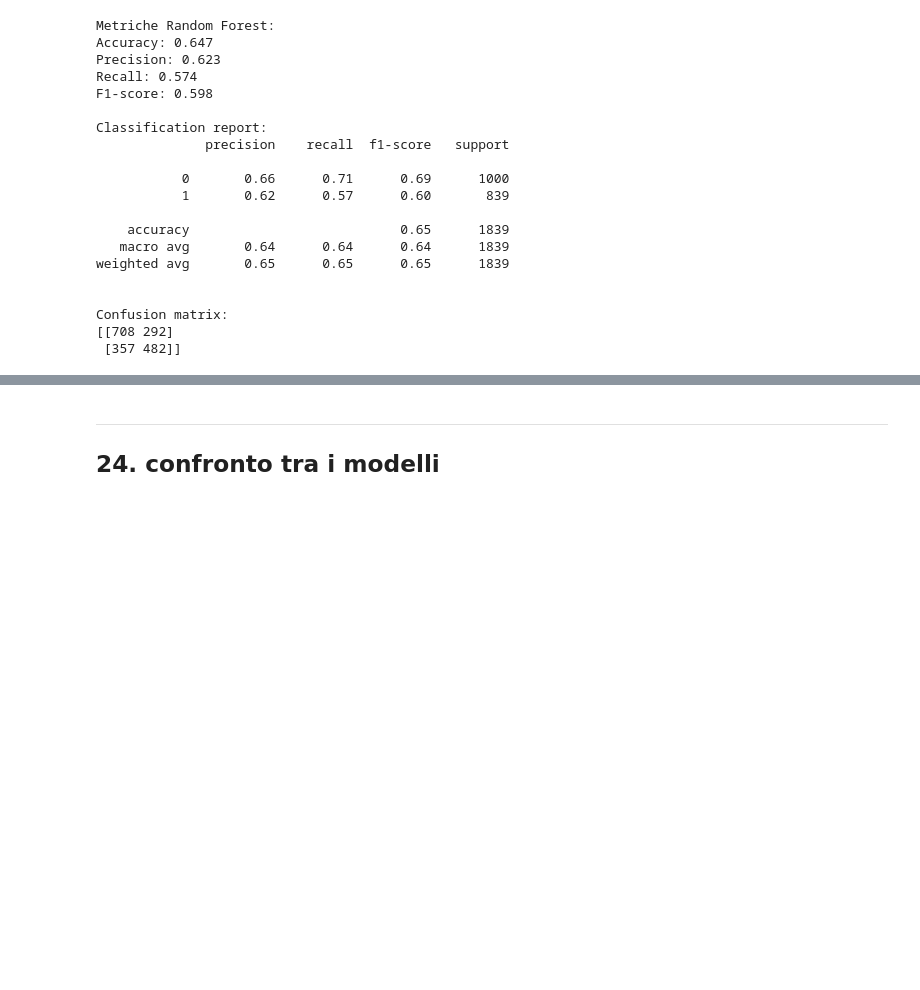
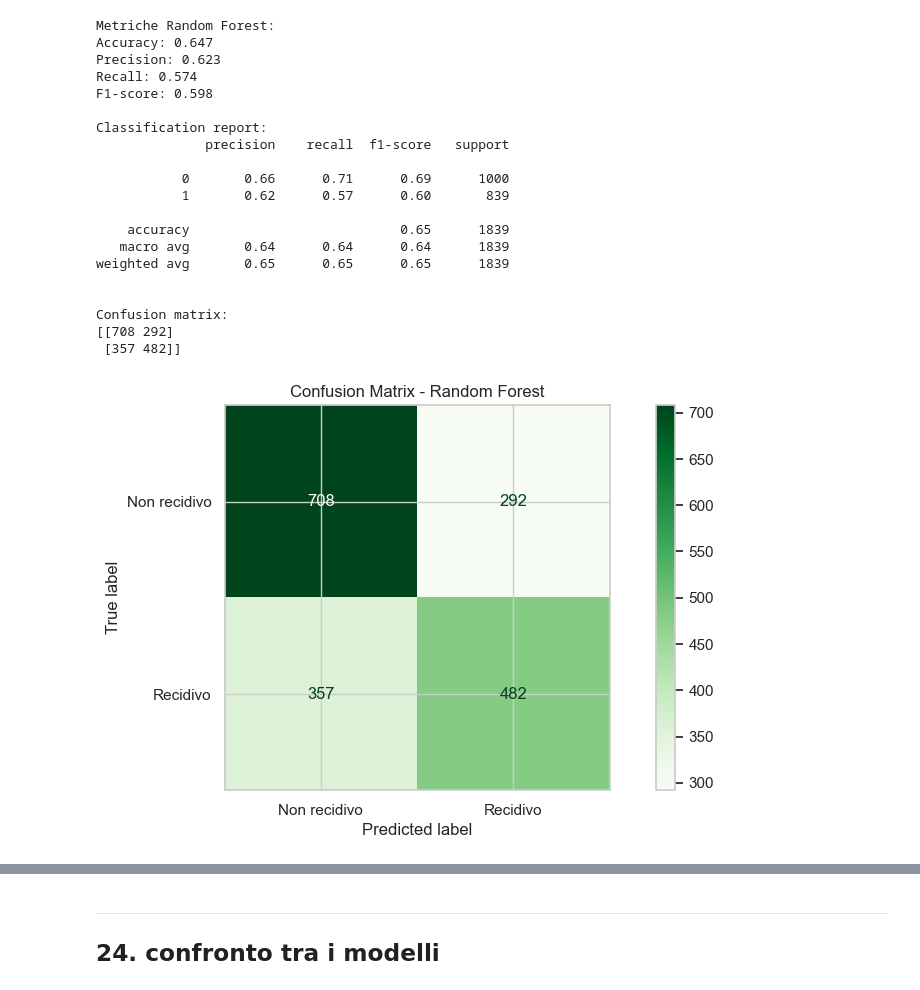
Before and after one commit to anna8987/tesi-COMPAS, a Jupyter notebook: tesiCOMPAS.ipynb, the cells around one changed output, grey strips where cells are left out. Cells and saved outputs as stored; diff of their text form; code cells hidden in the pictures; blank space fills up the shorter version.

```diff
--- a/tesiCOMPAS.ipynb
+++ b/tesiCOMPAS.ipynb
@@ -1404,3 +1442,15 @@ weighted avg       0.65      0.65      0.65      1839
 Confusion matrix:
 [[708 292]
  [357 482]]
+# %%
+ConfusionMatrixDisplay.from_predictions(
+    y_test,
+    y_pred_rf,
+    display_labels=["Non recidivo", "Recidivo"],
+    cmap="Greens"
+)
+
+plt.title("Confusion Matrix - Random Forest")
+plt.show()
+# %% [output]
+[figure, added]
```
Also changed, not shown: parts of 7 cells of this notebook.
